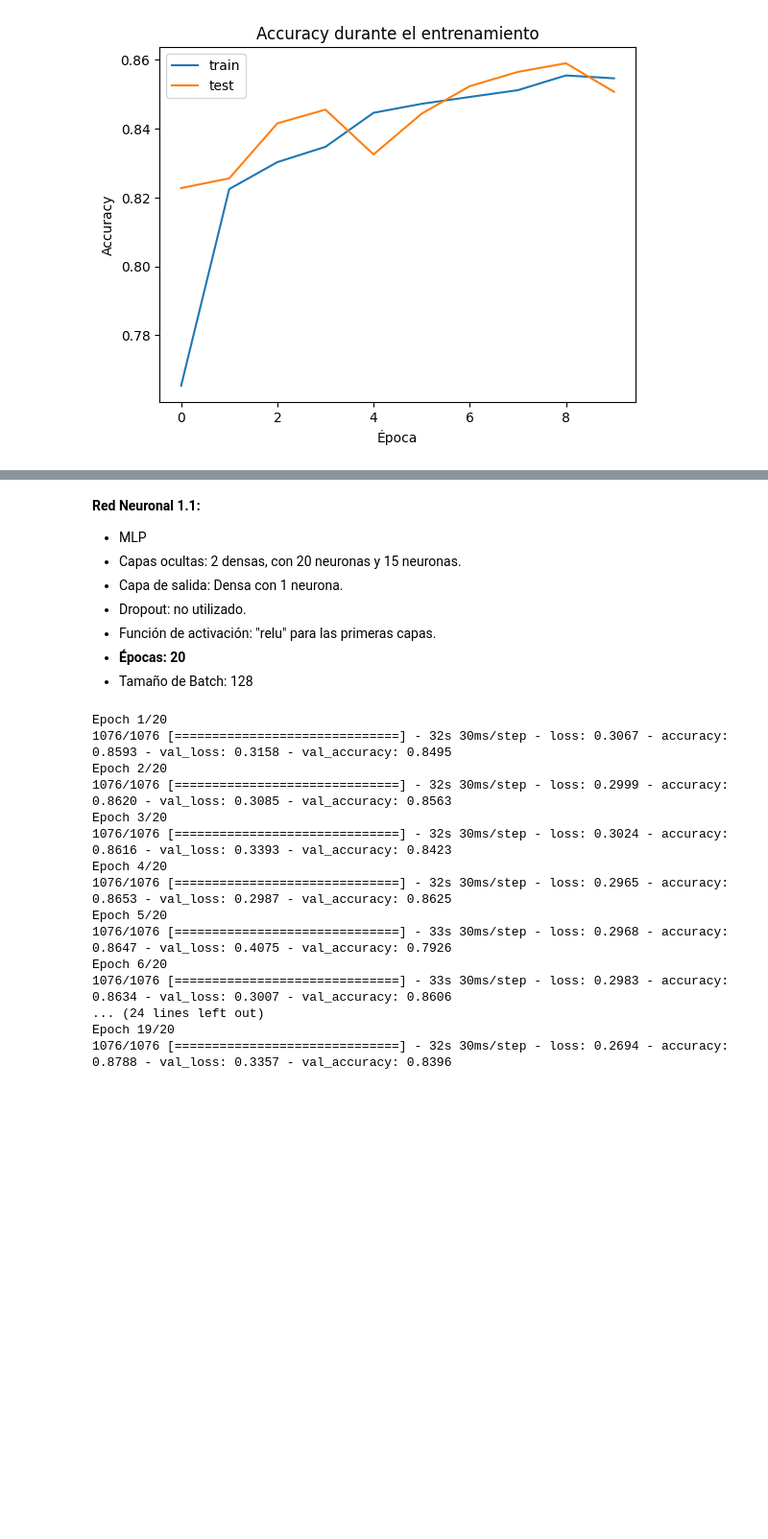
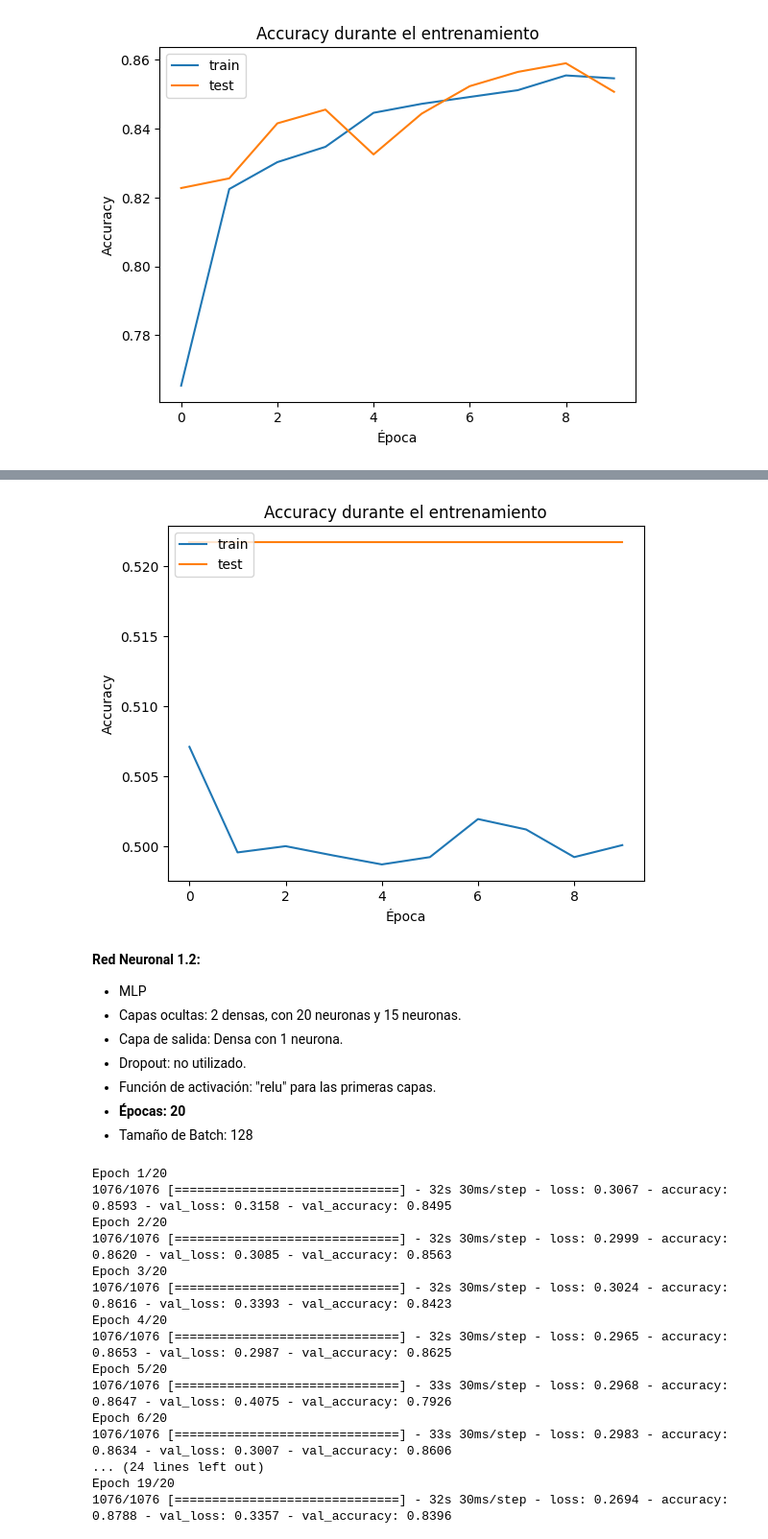
Before and after one commit to nachopalmieri/TP_ML_Aiasa_Fassanelli_Palmieri, a Jupyter notebook: tp3_celebfaces.ipynb, the cells around one changed output, grey strips where cells are left out. Shown at 96% size. Saved outputs shown, nothing was run; the diff lists cells and outputs as text; code cells hidden in the pictures; blank space fills up the shorter version.

```diff
--- a/tp3_celebfaces.ipynb
+++ b/tp3_celebfaces.ipynb
@@ -367,0 +379,19 @@ learning_curve(history_mlp_1)
+# %%
+model_mlp_1_do = Sequential([
+    Flatten(input_shape=(SIZE,SIZE,IMAGES_CHANNELS)),
+
+    Dense(20, activation='relu'),
+    Dropout(0.20),
+    Dense(15, activation='relu'),
+    Dropout(0.20),
+
+    Dense(1, activation='sigmoid'),
+])
+
+model_mlp_1_do.compile(
+    optimizer='adam',
+    loss='binary_crossentropy',
+    metrics=['accuracy',],
+)
+
+model_mlp_1_do.summary()
@@ -367,0 +416,7 @@ learning_curve(history_mlp_1)
+# %%
+history_mlp_1_do = model_mlp_1_do.fit(
+    train_generator,
+    epochs=10,
+    batch_size=128,
+    validation_data=test_generator
+)
@@ -368,5 +444,9 @@ learning_curve(history_mlp_1)
+# %%
+learning_curve(history_mlp_1_do)
+# %% [output]
+[figure, added]
 # %% [markdown]
-**Red Neuronal 1.1:**
+**Red Neuronal 1.2:**
 
 - MLP
 - Capas ocultas: 2 densas, con 20 neuronas y 15 neuronas.
```
Also changed, not shown: parts of 49 cells of this notebook.
